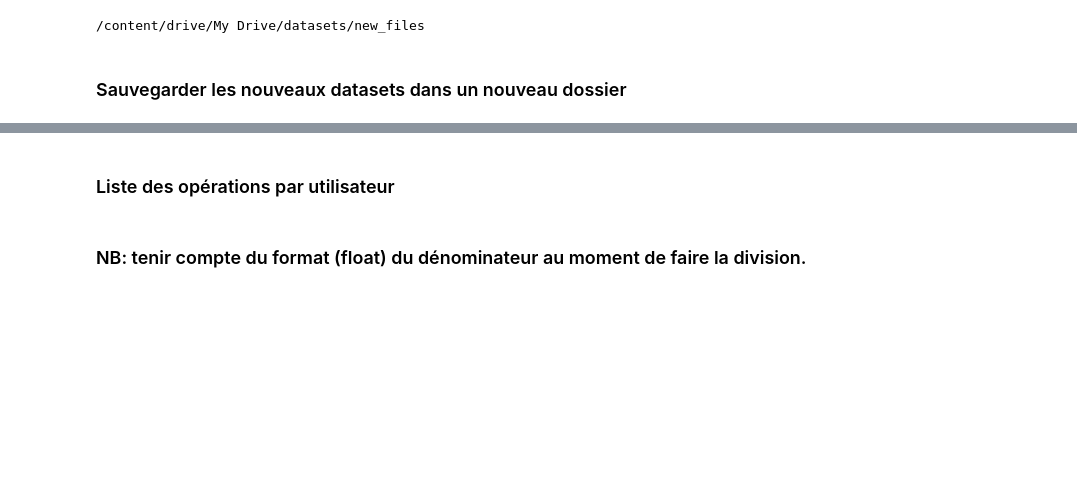
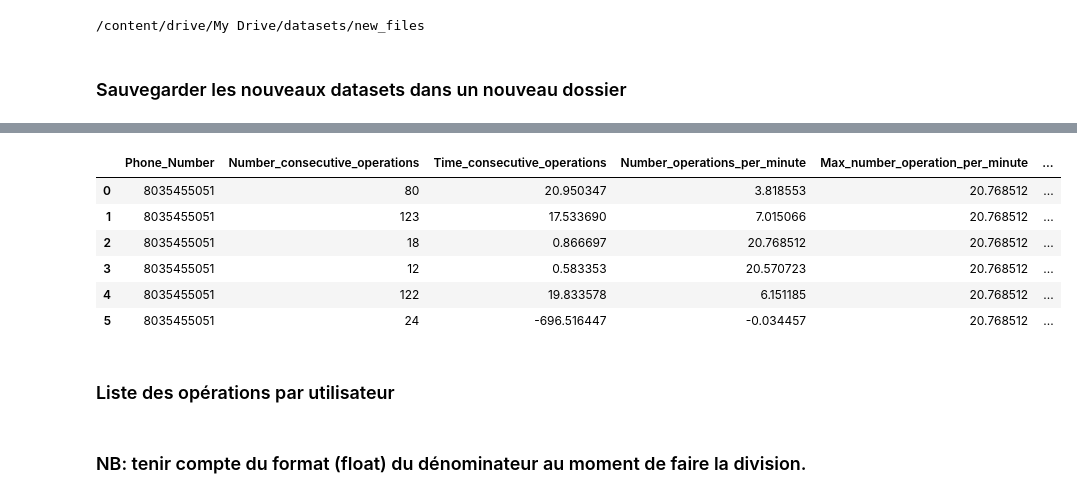
Before and after one commit to pfolaa/dsti-labs, a Jupyter notebook: fraud_detection.ipynb, the cells around one changed output, grey strips where cells are left out. Cells and saved outputs as stored; diff of their text form; code cells hidden in the pictures; blank space fills up the shorter version.

```diff
--- a/fraud_detection.ipynb
+++ b/fraud_detection.ipynb
@@ -1562,4 +1539,5 @@ csv_files_new_1 = glob.glob(os.path.join(path, "*.csv"))
 
 file_7060551691 = pd.read_csv('/content/drive/MyDrive/datasets/new_files/7060551691.csv')
 file_8151257660 = pd.read_csv('/content/drive/MyDrive/datasets/new_files/8151257660.csv')
+file_8035455051 = pd.read_csv('/content/drive/MyDrive/datasets/new_files/8035455051.csv')
 file_7060551691['ts']
@@ -1566,7 +1564,9 @@ file_7060551691['ts']
 # %%
-
+# augmenter la capacité d'affichage d'un dataframe, dans ce cas afficher jusqu'à 201 lignes d'un dataframe.
 pd.set_option("display.max_rows", 201)
+# on convertit toute la colonne 'ts' en datetime en utilisant la fonction "lambda" et la fonction "fromtimestamp"
 file_7060551691['TS_to_DateTime'] = file_7060551691['ts'].apply(lambda x:datetime.fromtimestamp(x))
 file_8151257660['TS_to_DateTime'] = file_8151257660['ts'].apply(lambda x:datetime.fromtimestamp(x))
-#file_7060551691[['ts', 'TS_to_DateTime', 'EndPoint']].head(200)
-file_8151257660[['ts', 'TS_to_DateTime', 'EndPoint']].head(100)
+file_8035455051['TS_to_DateTime'] = file_8035455051['ts'].apply(lambda x:datetime.fromtimestamp(x))
+#file_7060551691[['ts', 'TS_to_DateTime', 'EndPoint']].head(100)
+#file_8151257660[['ts', 'TS_to_DateTime', 'EndPoint']].head(100)
@@ -1628,3 +1647,15 @@ for f in tqdm(csv_files_new):
+# %%
+res_file_8035455051 = nombre_operations_consecutives_pour_chaque_df(file_8035455051)
+# %%
+res_file_8035455051
+# %% [output]
+|  | Phone_Number | Number_consecutive_operations | Time_consecutive_operations | Number_operations_per_minute | Max_number_operation_per_minute | ... |
+| 0 | 8035455051 | 80 | 20.950347 | 3.818553 | 20.768512 | ... |
+| 1 | 8035455051 | 123 | 17.533690 | 7.015066 | 20.768512 | ... |
+| 2 | 8035455051 | 18 | 0.866697 | 20.768512 | 20.768512 | ... |
+| 3 | 8035455051 | 12 | 0.583353 | 20.570723 | 20.768512 | ... |
+| 4 | 8035455051 | 122 | 19.833578 | 6.151185 | 20.768512 | ... |
+| 5 | 8035455051 | 24 | -696.516447 | -0.034457 | 20.768512 | ... |
 # %% [markdown]
 ### Liste des opérations par utilisateur
 # %% [markdown]
```
Also changed, not shown: parts of 73 cells of this notebook.
